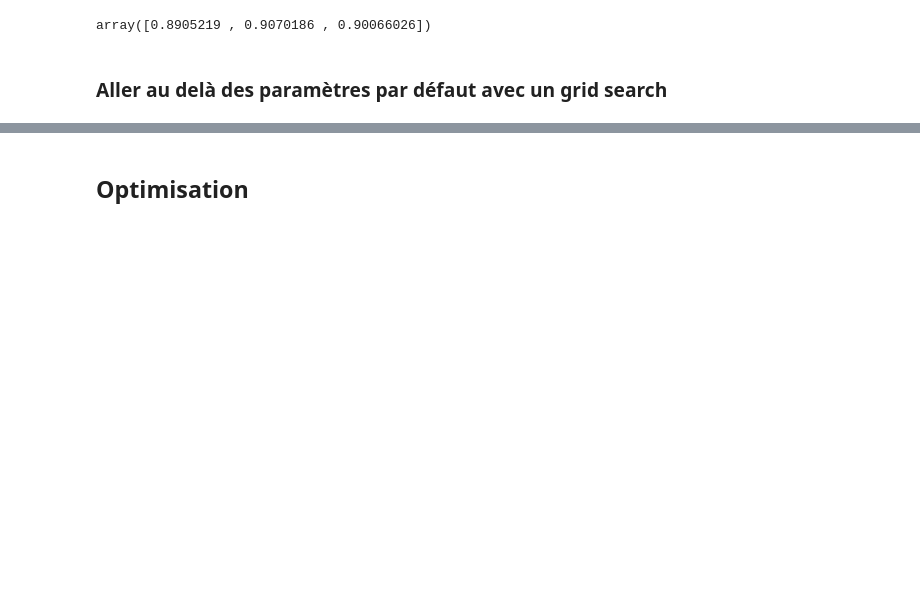
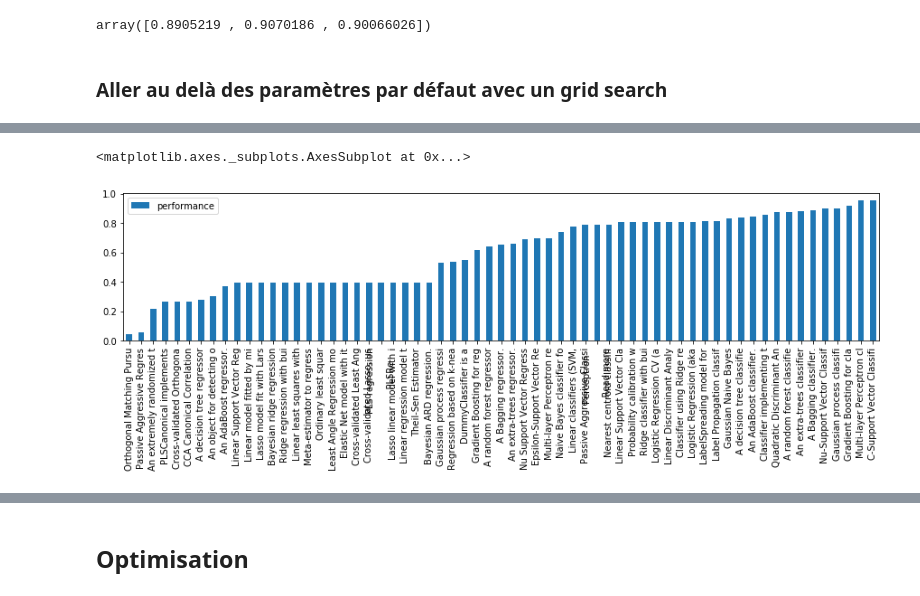
Before and after one commit to shengdaliu/EGSS-Data-Analysis, a Jupyter notebook: EGSS-Data-Analysis Shengda Liu.ipynb, the cells around one changed output, grey strips where cells are left out. Cells and saved outputs as stored; diff of their text form; code cells hidden in the pictures; blank space fills up the shorter version.

```diff
--- a/EGSS-Data-Analysis Shengda Liu.ipynb
+++ b/EGSS-Data-Analysis Shengda Liu.ipynb
@@ -118,0 +542,10 @@ print(grid.best_score_, grid.best_estimator_.score(X_test, y_test))
+# %%
+fig , axes = plt.subplots(1,1)
+fig.set_size_inches(15,3)
+df = df.sort_values(col_name )
+axes.xaxis.set_ticklabels(df.index)
+axes.xaxis.set_major_locator(ticker.MultipleLocator(1))
+df.plot(kind='bar', rot=90, ax=axes)
+# %% [output]
+<matplotlib.axes._subplots.AxesSubplot at 0x...>
+[figure, added]
```
Also changed, not shown: parts of 59 cells of this notebook.
